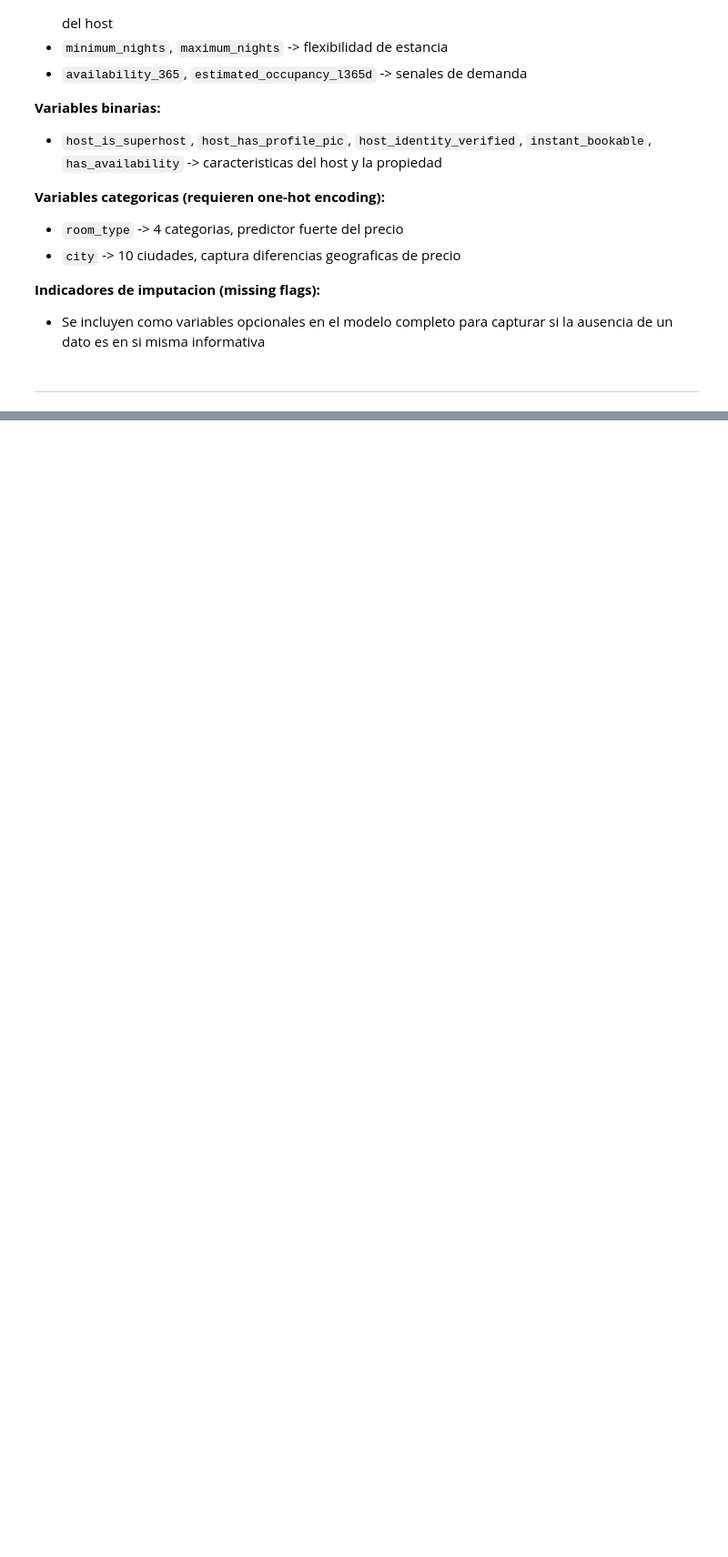
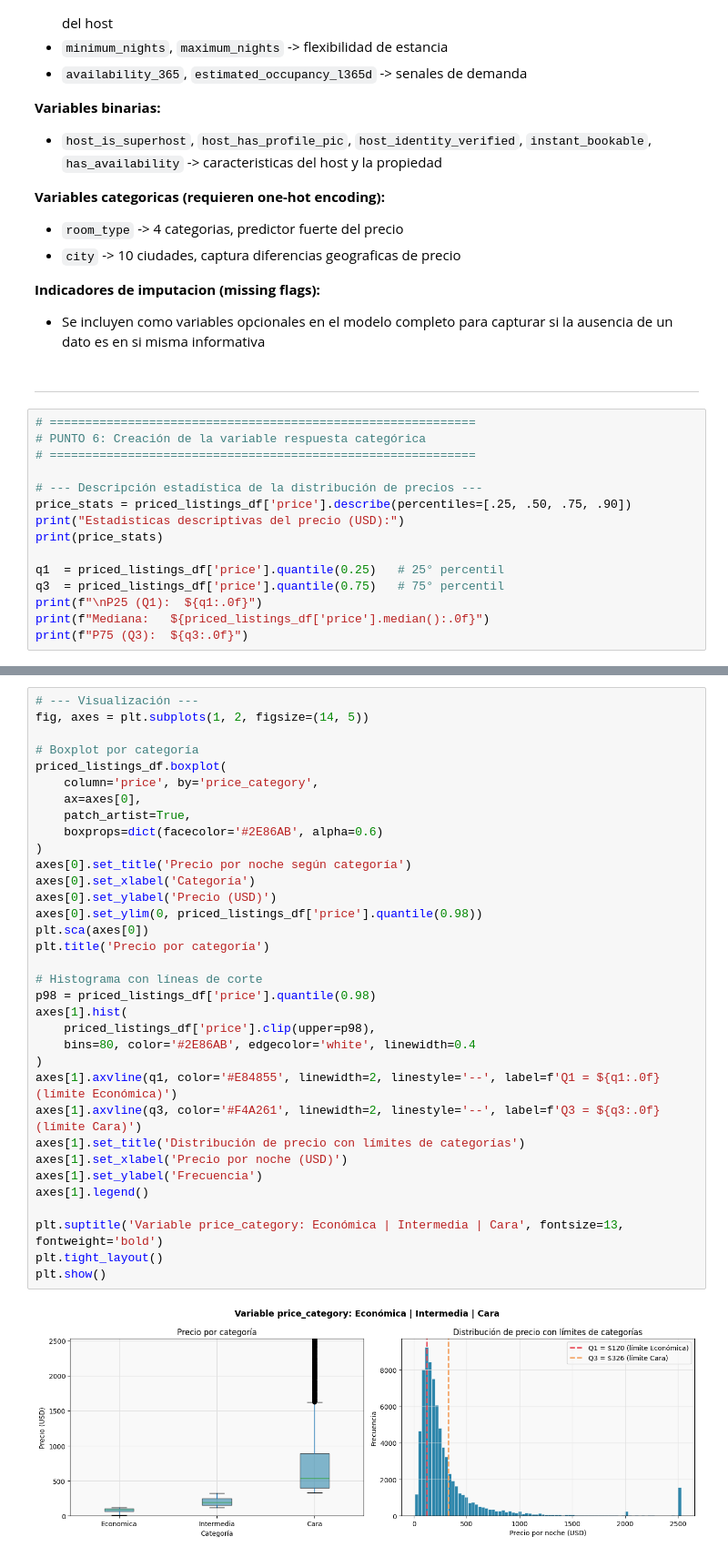
Before and after one commit to fabianpradod/lab4-mineria, a Jupyter notebook: mod/smartStay_decision_tree.ipynb, the cells around one changed output, grey strips where cells are left out. Shown at 91% size. Cells and saved outputs as stored; diff of their text form; blank space fills up the shorter version.

Commit message:
price category

```diff
--- a/mod/smartStay_decision_tree.ipynb
+++ b/mod/smartStay_decision_tree.ipynb
@@ -622,3 +624,18 @@ identificadores, texto libre y variables con alta cardinalidad ya argumentadas a
   ausencia de un dato es en si misma informativa
 # %% [markdown]
 ---
+# %%
+# ============================================================
+# PUNTO 6: Creación de la variable respuesta categórica
+# ============================================================
+
+# --- Descripción estadística de la distribución de precios ---
+price_stats = priced_listings_df['price'].describe(percentiles=[.25, .50, .75, .90])
+print("Estadisticas descriptivas del precio (USD):")
+print(price_stats)
+
+q1  = priced_listings_df['price'].quantile(0.25)   # 25° percentil
+q3  = priced_listings_df['price'].quantile(0.75)   # 75° percentil
+print(f"\nP25 (Q1):  ${q1:.0f}")
+print(f"Mediana:   ${priced_listings_df['price'].median():.0f}")
+print(f"P75 (Q3):  ${q3:.0f}")
@@ -624,0 +699,36 @@ identificadores, texto libre y variables con alta cardinalidad ya argumentadas a
+# %%
+# --- Visualización ---
+fig, axes = plt.subplots(1, 2, figsize=(14, 5))
+
+# Boxplot por categoría
+priced_listings_df.boxplot(
+    column='price', by='price_category',
+    ax=axes[0],
+    patch_artist=True,
+    boxprops=dict(facecolor='#2E86AB', alpha=0.6)
+)
+axes[0].set_title('Precio por noche según categoría')
+axes[0].set_xlabel('Categoría')
+axes[0].set_ylabel('Precio (USD)')
+axes[0].set_ylim(0, priced_listings_df['price'].quantile(0.98))
+plt.sca(axes[0])
+plt.title('Precio por categoría')
+
+# Histograma con líneas de corte
+p98 = priced_listings_df['price'].quantile(0.98)
+axes[1].hist(
+    priced_listings_df['price'].clip(upper=p98),
+    bins=80, color='#2E86AB', edgecolor='white', linewidth=0.4
+)
+axes[1].axvline(q1, color='#E84855', linewidth=2, linestyle='--', label=f'Q1 = ${q1:.0f} (límite Económica)')
+axes[1].axvline(q3, color='#F4A261', linewidth=2, linestyle='--', label=f'Q3 = ${q3:.0f} (límite Cara)')
+axes[1].set_title('Distribución de precio con límites de categorías')
+axes[1].set_xlabel('Precio por noche (USD)')
+axes[1].set_ylabel('Frecuencia')
+axes[1].legend()
+
+plt.suptitle('Variable price_category: Económica | Intermedia | Cara', fontsize=13, fontweight='bold')
+plt.tight_layout()
+plt.show()
+# %% [output]
+[figure, added]
```
Also changed, not shown: parts of 5 cells of this notebook.
